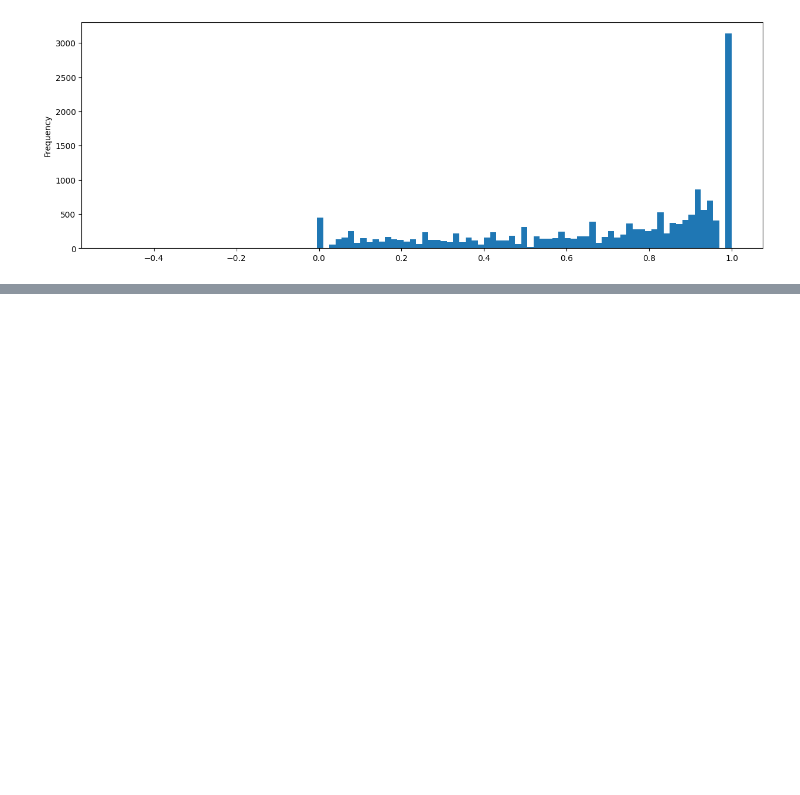
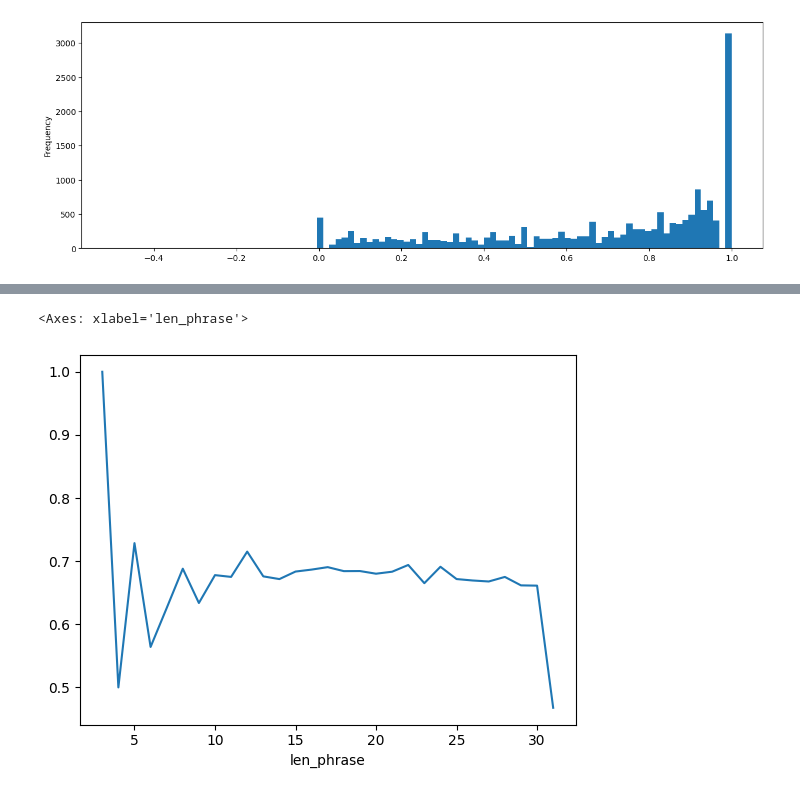
Before and after one commit to Luka-Magic/kaggle_asl2, a Jupyter notebook: exp/exp0004/check_oof.ipynb, the cells around one changed output, grey strips where cells are left out. Saved outputs shown, nothing was run; the diff lists cells and outputs as text; code cells hidden in the pictures; blank space fills up the shorter version.

```diff
--- a/exp/exp0004/check_oof.ipynb
+++ b/exp/exp0004/check_oof.ipynb
@@ -40,0 +72,8 @@ oof_df.query('score == 0.')
+# %%
+oof_df['len_phrase'] = oof_df['phrase'].apply(lambda x: len(x))
+oof_df['len_pred'] = oof_df['pred'].astype(str).apply(lambda x: len(x))
+# %%
+oof_df.groupby('len_phrase')['score'].mean().plot()
+# %% [output]
+<Axes: xlabel='len_phrase'>
+[figure, added]
```
Also changed, not shown: parts of 16 cells of this notebook, 1 other file.
